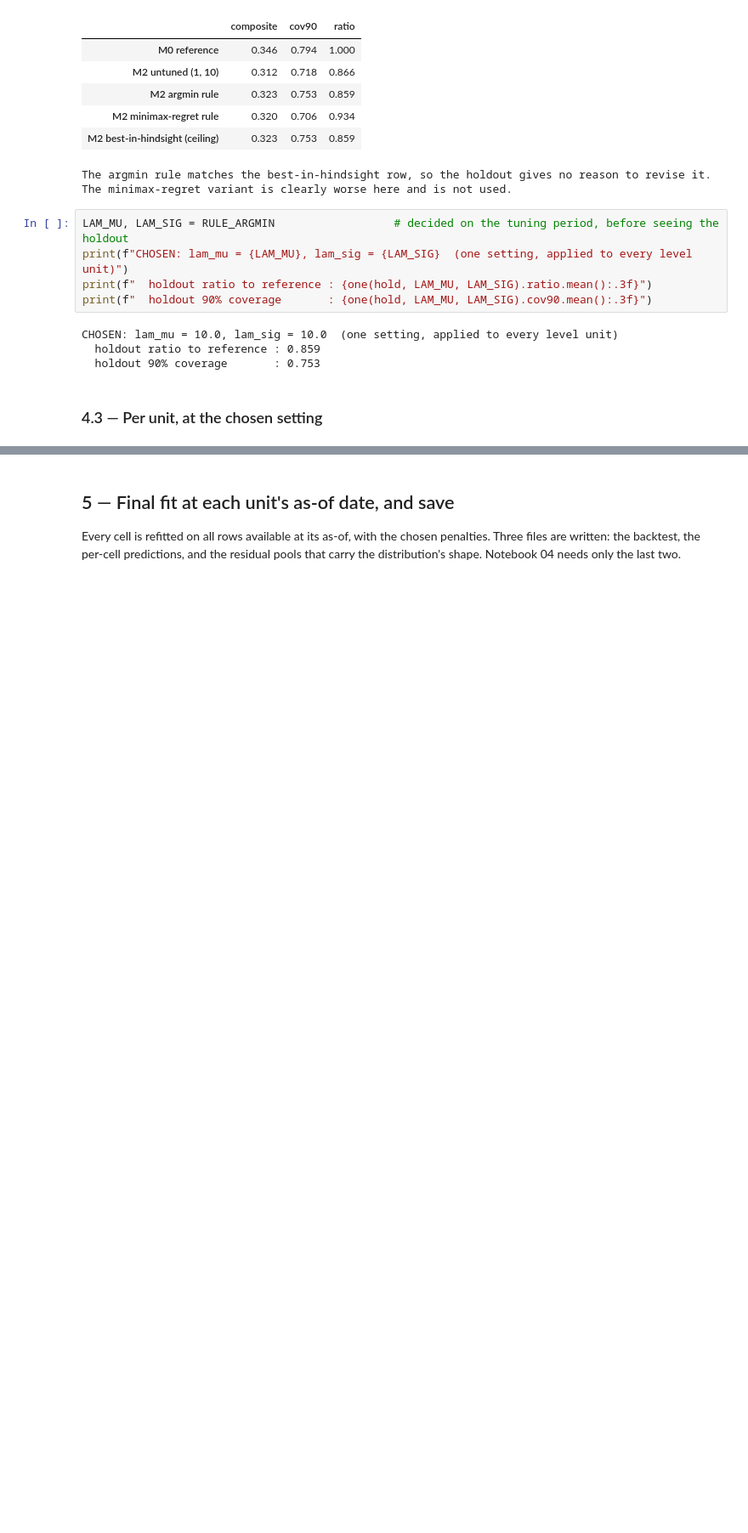
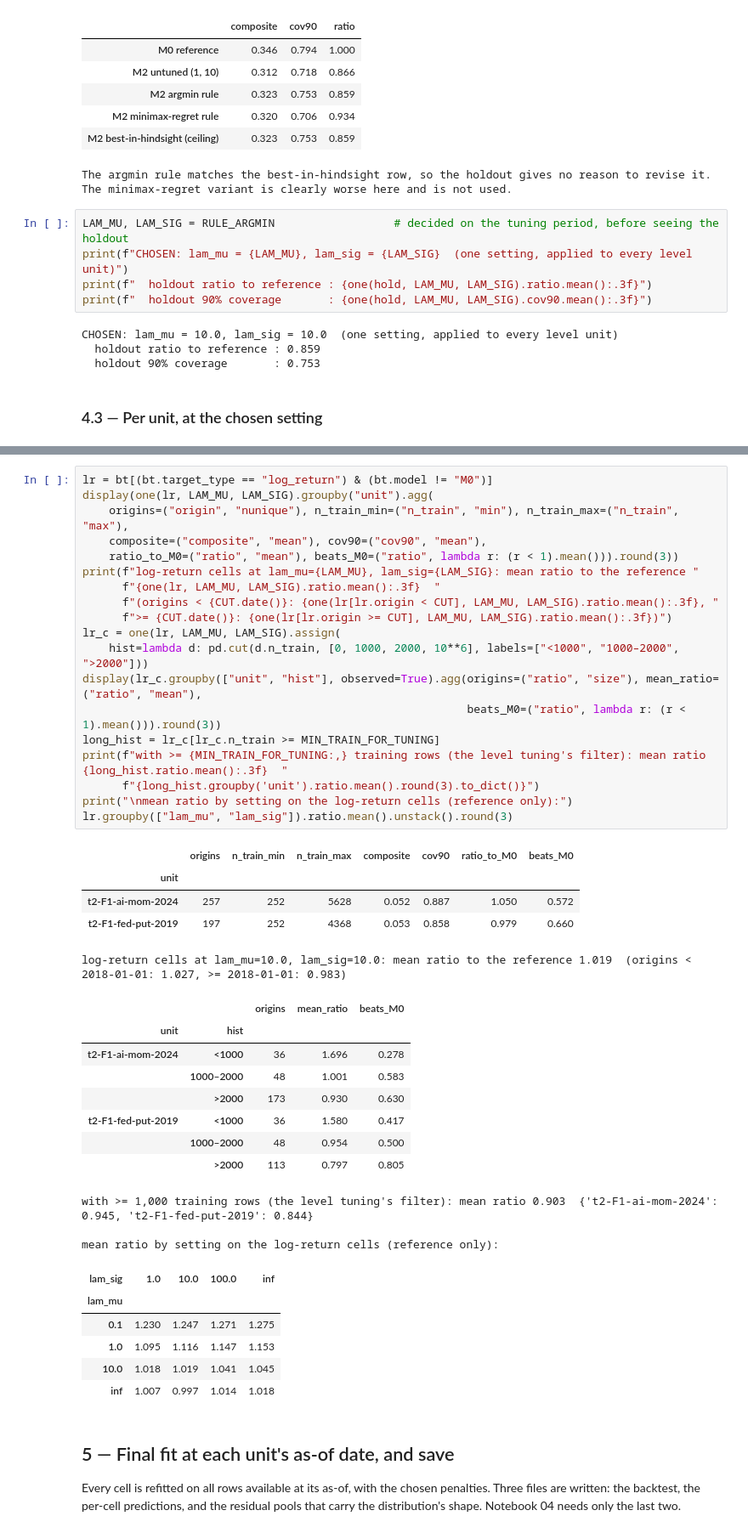
Before and after one commit to AGENTHON-26/track2-forecasting-public, a Jupyter notebook: f1_pipeline/03_model_level.ipynb, the cells around one changed output, grey strips where cells are left out. Shown at 85% size. Saved outputs shown, nothing was run; the diff lists cells and outputs as text; blank space fills up the shorter version.

```diff
--- a/f1_pipeline/03_model_level.ipynb
+++ b/f1_pipeline/03_model_level.ipynb
@@ -414,3 +432,45 @@ ax.set_title(f"M2 (lam_mu={LAM_MU}, lam_sig={LAM_SIG}) vs the random-walk refere
+# %%
+lr = bt[(bt.target_type == "log_return") & (bt.model != "M0")]
+display(one(lr, LAM_MU, LAM_SIG).groupby("unit").agg(
+    origins=("origin", "nunique"), n_train_min=("n_train", "min"), n_train_max=("n_train", "max"),
+    composite=("composite", "mean"), cov90=("cov90", "mean"),
+    ratio_to_M0=("ratio", "mean"), beats_M0=("ratio", lambda r: (r < 1).mean())).round(3))
+print(f"log-return cells at lam_mu={LAM_MU}, lam_sig={LAM_SIG}: mean ratio to the reference "
+      f"{one(lr, LAM_MU, LAM_SIG).ratio.mean():.3f}  "
+      f"(origins < {CUT.date()}: {one(lr[lr.origin < CUT], LAM_MU, LAM_SIG).ratio.mean():.3f}, "
+      f">= {CUT.date()}: {one(lr[lr.origin >= CUT], LAM_MU, LAM_SIG).ratio.mean():.3f})")
+lr_c = one(lr, LAM_MU, LAM_SIG).assign(
+    hist=lambda d: pd.cut(d.n_train, [0, 1000, 2000, 10**6], labels=["<1000", "1000–2000", ">2000"]))
+display(lr_c.groupby(["unit", "hist"], observed=True).agg(origins=("ratio", "size"), mean_ratio=("ratio", "mean"),
+                                                          beats_M0=("ratio", lambda r: (r < 1).mean())).round(3))
+long_hist = lr_c[lr_c.n_train >= MIN_TRAIN_FOR_TUNING]
+print(f"with >= {MIN_TRAIN_FOR_TUNING:,} training rows (the level tuning's filter): mean ratio {long_hist.ratio.mean():.3f}  "
+      f"{long_hist.groupby('unit').ratio.mean().round(3).to_dict()}")
+print("\nmean ratio by setting on the log-return cells (reference only):")
+lr.groupby(["lam_mu", "lam_sig"]).ratio.mean().unstack().round(3)
+# %% [output]
+|  | origins | n_train_min | n_train_max | composite | cov90 | ratio_to_M0 | beats_M0 |
+| unit |  |  |  |  |  |  |  |
+| t2-F1-ai-mom-2024 | 257 | 252 | 5628 | 0.052 | 0.887 | 1.050 | 0.572 |
+| t2-F1-fed-put-2019 | 197 | 252 | 4368 | 0.053 | 0.858 | 0.979 | 0.660 |
+log-return cells at lam_mu=10.0, lam_sig=10.0: mean ratio to the reference 1.019  (origins < 2018-01-01: 1.027, >= 2018-01-01: 0.983)
+|  |  | origins | mean_ratio | beats_M0 |
+| unit | hist |  |  |  |
+| t2-F1-ai-mom-2024 | <1000 | 36 | 1.696 | 0.278 |
+|  | 1000–2000 | 48 | 1.001 | 0.583 |
+|  | >2000 | 173 | 0.930 | 0.630 |
+| t2-F1-fed-put-2019 | <1000 | 36 | 1.580 | 0.417 |
+|  | 1000–2000 | 48 | 0.954 | 0.500 |
+|  | >2000 | 113 | 0.797 | 0.805 |
+with >= 1,000 training rows (the level tuning's filter): mean ratio 0.903  {'t2-F1-ai-mom-2024': 0.945, 't2-F1-fed-put-2019': 0.844}
+
+mean ratio by setting on the log-return cells (reference only):
+| lam_sig | 1.0 | 10.0 | 100.0 | inf |
+| lam_mu |  |  |  |  |
+| 0.1 | 1.230 | 1.247 | 1.271 | 1.275 |
+| 1.0 | 1.095 | 1.116 | 1.147 | 1.153 |
+| 10.0 | 1.018 | 1.019 | 1.041 | 1.045 |
+| inf | 1.007 | 0.997 | 1.014 | 1.018 |
 # %% [markdown]
 ## 5 — Final fit at each unit's as-of date, and save
 
```
Also changed, not shown: parts of 11 cells of this notebook, 11 other files.
